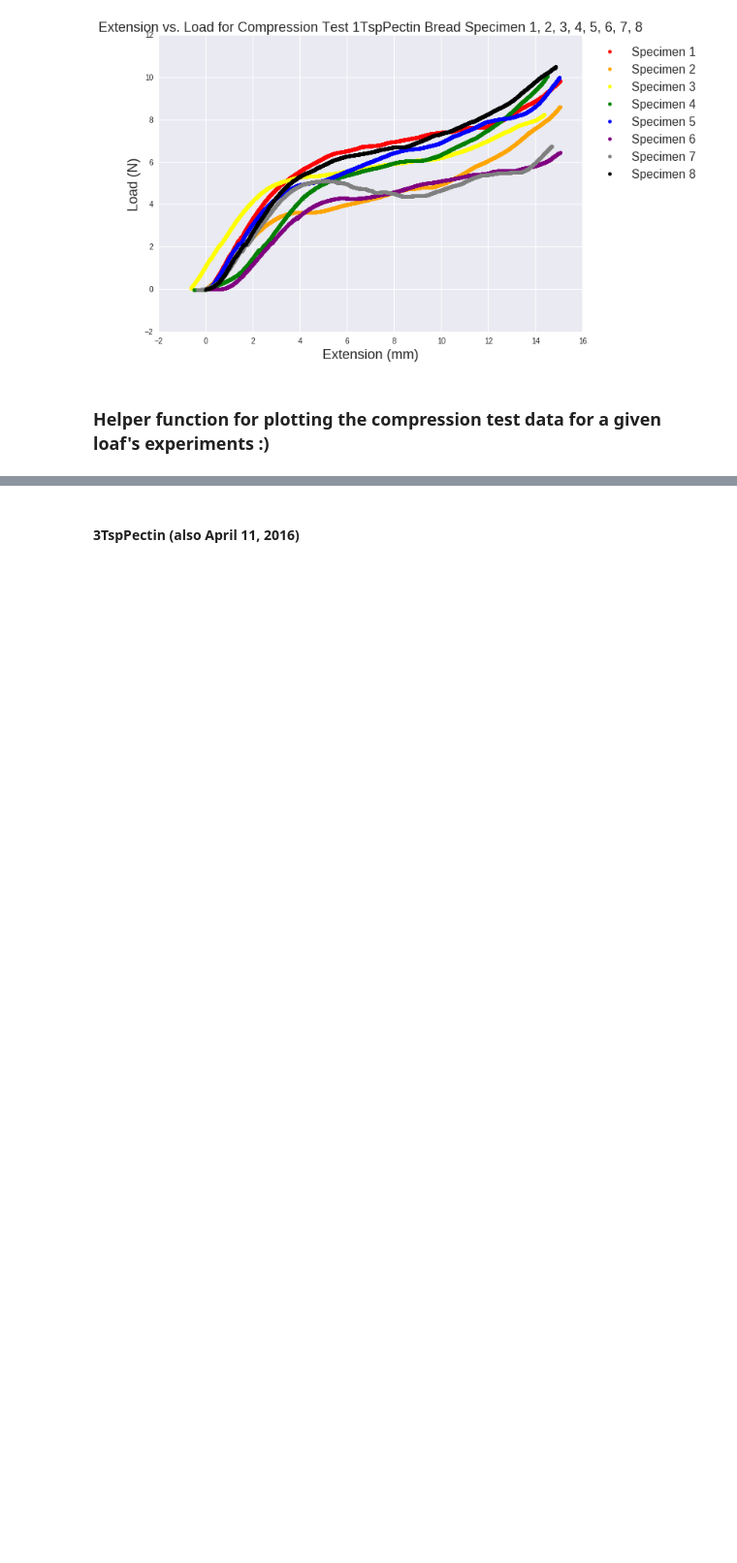
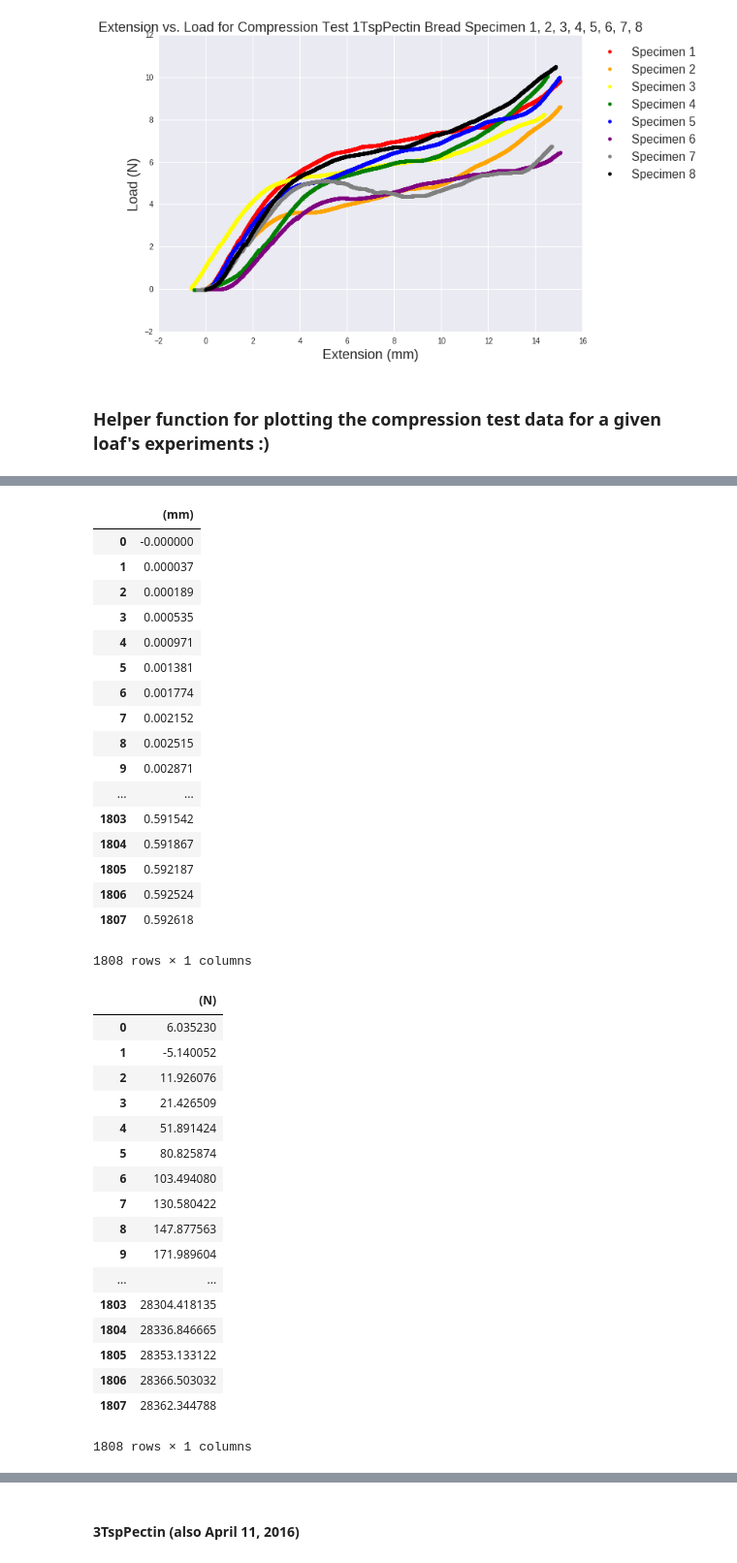
Before and after one commit to greenteawarrior/MatSci, a Jupyter notebook: GFBaking/instron_csv.ipynb, the cells around one changed output, grey strips where cells are left out. Shown: that part at 97% size. Saved outputs shown, nothing was run; the diff lists cells and outputs as text; code cells hidden in the pictures; blank space fills up the shorter version.

```diff
--- a/GFBaking/instron_csv.ipynb
+++ b/GFBaking/instron_csv.ipynb
@@ -231,0 +232,40 @@ plot_cc([p1tsp_compress1,
+# %%
+display(p1tsp_compress1['Extension'].divide(-25.4))
+display(p1tsp_compress1['Load'].divide(-0.0003463))
+# %% [output]
+|  | (mm) |
+| 0 | -0.000000 |
+| 1 | 0.000037 |
+| 2 | 0.000189 |
+| 3 | 0.000535 |
+| 4 | 0.000971 |
+| 5 | 0.001381 |
+| 6 | 0.001774 |
+| 7 | 0.002152 |
+| 8 | 0.002515 |
+| 9 | 0.002871 |
+| ... | ... |
+| 1803 | 0.591542 |
+| 1804 | 0.591867 |
+| 1805 | 0.592187 |
+| 1806 | 0.592524 |
+| 1807 | 0.592618 |
+1808 rows × 1 columns
+|  | (N) |
+| 0 | 6.035230 |
+| 1 | -5.140052 |
+| 2 | 11.926076 |
+| 3 | 21.426509 |
+| 4 | 51.891424 |
+| 5 | 80.825874 |
+| 6 | 103.494080 |
+| 7 | 130.580422 |
+| 8 | 147.877563 |
+| 9 | 171.989604 |
+| ... | ... |
+| 1803 | 28304.418135 |
+| 1804 | 28336.846665 |
+| 1805 | 28353.133122 |
+| 1806 | 28366.503032 |
+| 1807 | 28362.344788 |
+1808 rows × 1 columns
```
Also changed, not shown: parts of 6 cells of this notebook, 22 other files.
